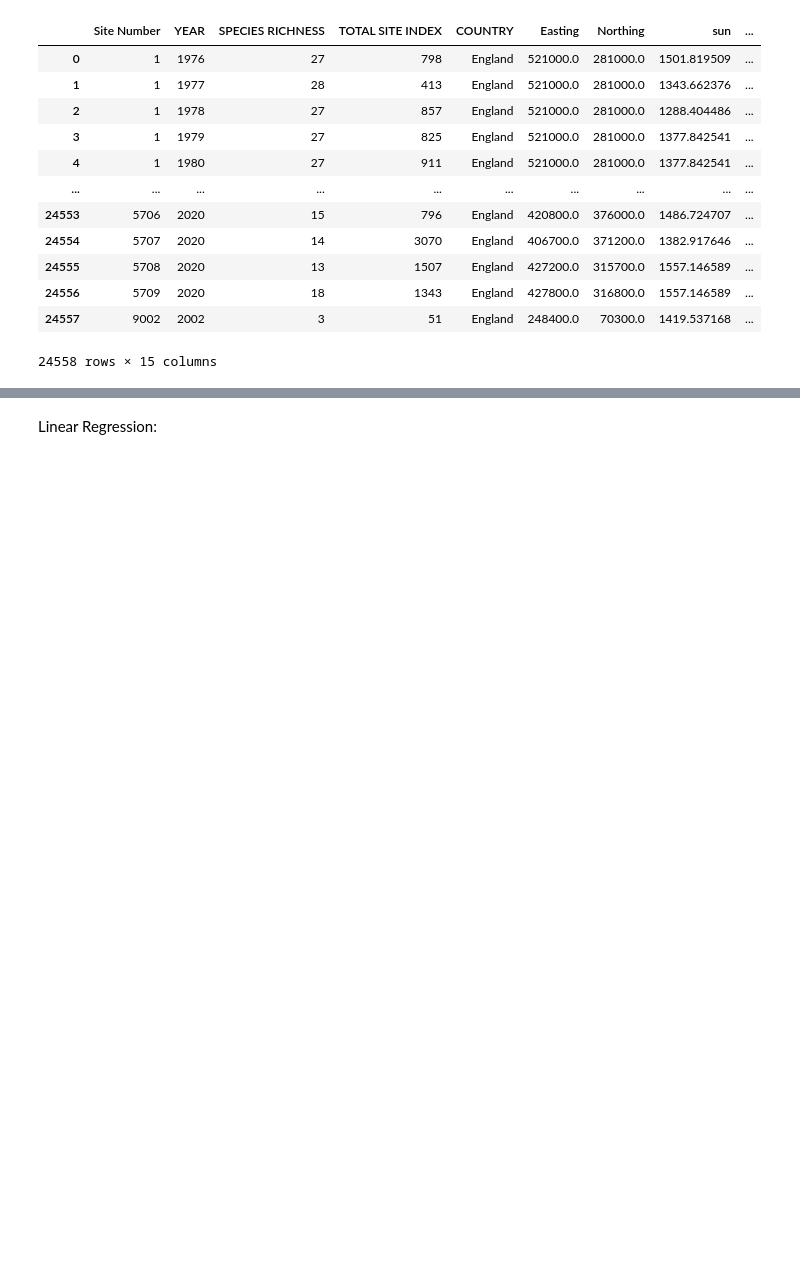
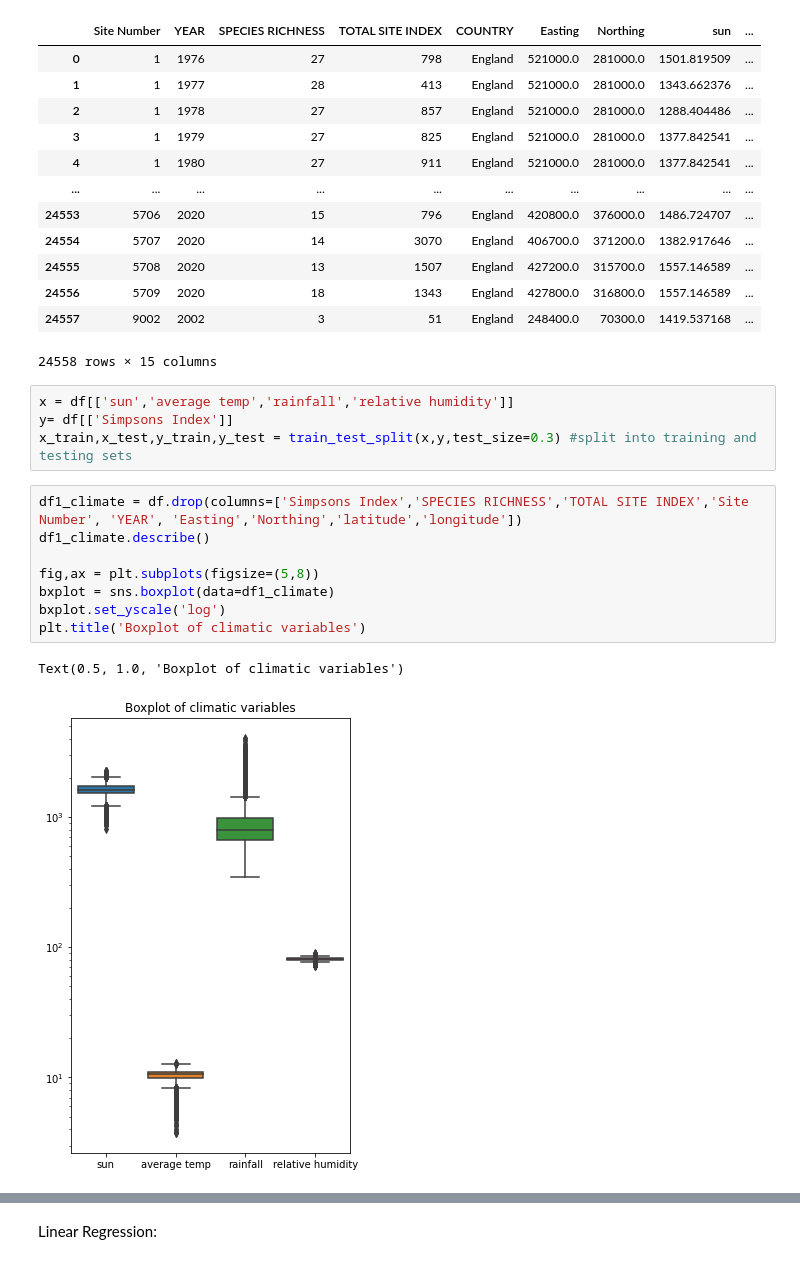
Before and after one commit to tztrz/MSc-Proj, a Jupyter notebook: UKBMS_HADUK_Model.ipynb, the cells around one changed output, grey strips where cells are left out. Drawn from its saved outputs; the diff is of its cells as text; blank space fills up the shorter version.

```diff
--- a/UKBMS_HADUK_Model.ipynb
+++ b/UKBMS_HADUK_Model.ipynb
@@ -27,3 +28,18 @@ df
 | 24556 | 5709 | 2020 | 18 | 1343 | England | 427800.0 | 316800.0 | 1557.146589 | ... |
 | 24557 | 9002 | 2002 | 3 | 51 | England | 248400.0 | 70300.0 | 1419.537168 | ... |
 24558 rows × 15 columns
+# %%
+x = df[['sun','average temp','rainfall','relative humidity']]
+y= df[['Simpsons Index']]
+x_train,x_test,y_train,y_test = train_test_split(x,y,test_size=0.3) #split into training and testing sets
+# %%
+df1_climate = df.drop(columns=['Simpsons Index','SPECIES RICHNESS','TOTAL SITE INDEX','Site Number', 'YEAR', 'Easting','Northing','latitude','longitude'])
+df1_climate.describe()
+
+fig,ax = plt.subplots(figsize=(5,8))
+bxplot = sns.boxplot(data=df1_climate)
+bxplot.set_yscale('log')
+plt.title('Boxplot of climatic variables')
+# %% [output]
+Text(0.5, 1.0, 'Boxplot of climatic variables')
+[figure, added]
```
Also changed, not shown: parts of 21 cells of this notebook.
